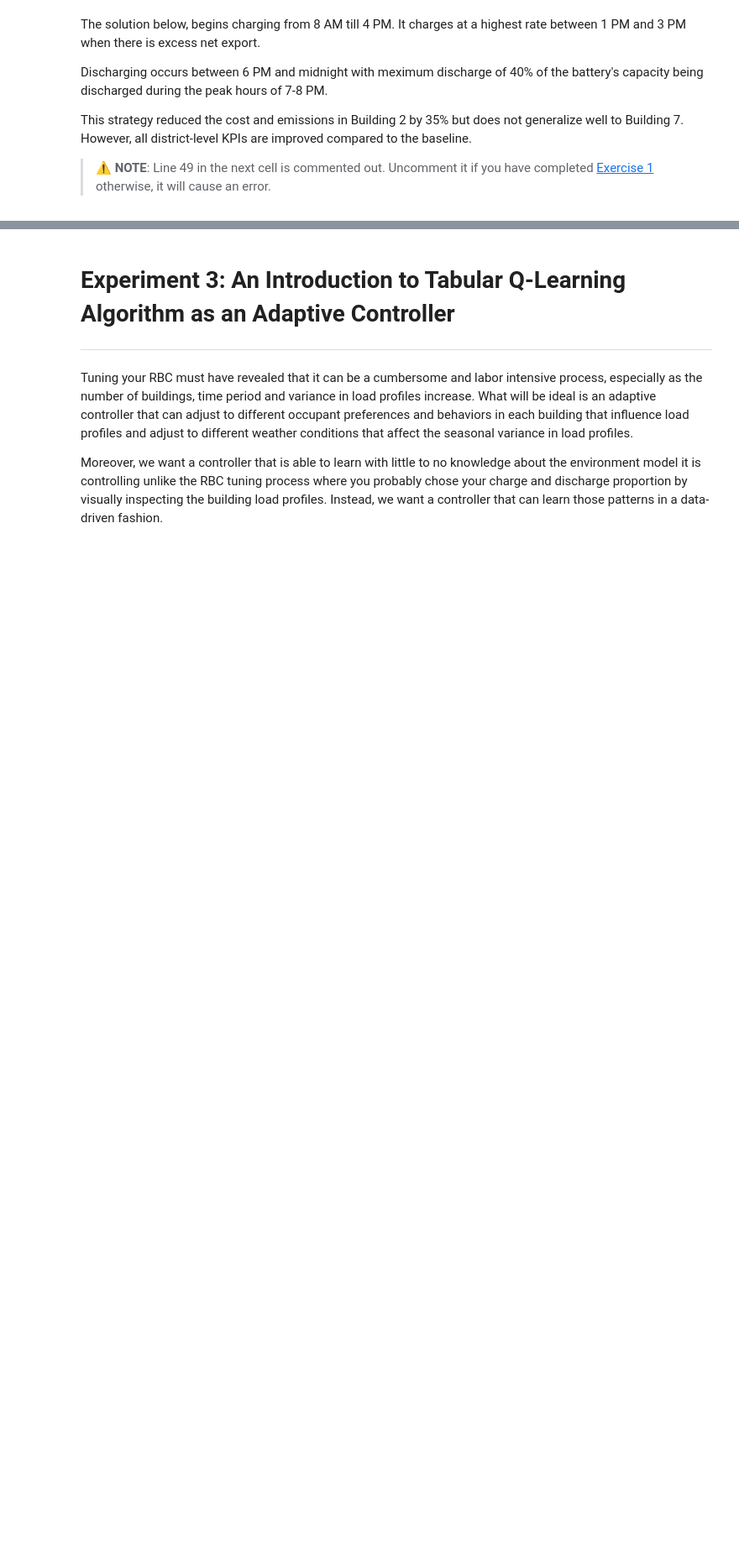
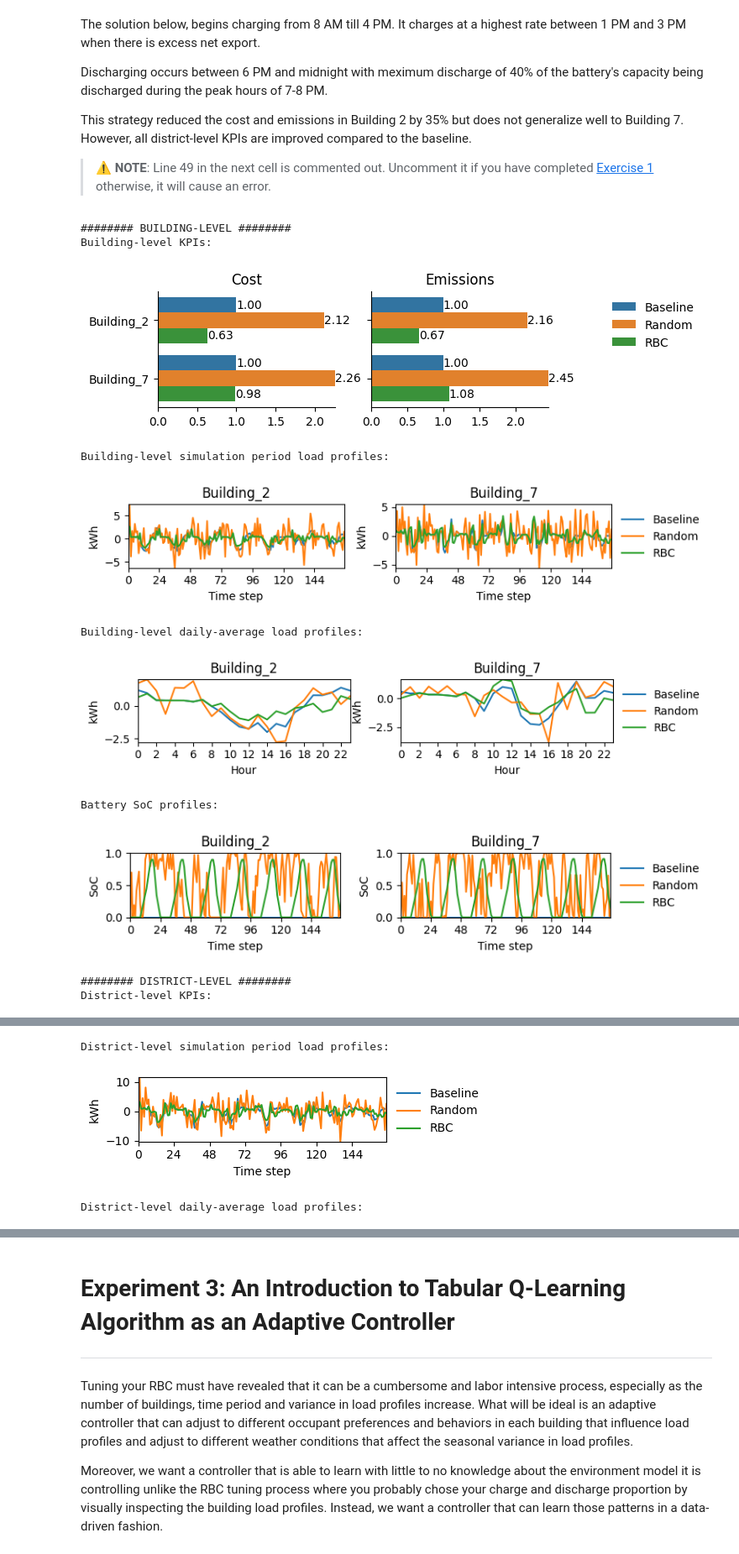
Before and after one commit to istayheart/CityLearn, a Jupyter notebook: citylearn_ccai_tutorial.ipynb, the cells around one changed output, grey strips where cells are left out. Shown at 84% size. Drawn from its saved outputs; the diff is of its cells as text; code cells hidden in the pictures; blank space fills up the shorter version.

```diff
--- a/citylearn_ccai_tutorial.ipynb
+++ b/citylearn_ccai_tutorial.ipynb
@@ -1576,31 +1652,43 @@ action_map = {
     19: -0.20,
     20: -0.20,
     21: -0.10,
     22: -0.10,
     23: -0.10,
     24: -0.10,
 }
 
 # run inference
 rbc_env = CityLearnEnv(
     DATASET_NAME,
     central_agent=CENTRAL_AGENT,
     buildings=BUILDINGS,
     active_observations=ACTIVE_OBSERVATIONS,
     simulation_start_time_step=SIMULATION_START_TIME_STEP,
     simulation_end_time_step=SIMULATION_END_TIME_STEP,
 )
 rbc_model = HourRBC(rbc_env, action_map=action_map)
 observations, _ = rbc_env.reset()
 
 while not rbc_env.terminated:
     actions = rbc_model.predict(observations)
     observations, _, _, _, _ = rbc_env.step(actions)
 
 # display simulation summary
 plot_simulation_summary({
     'Baseline': baseline_env,
     # Uncomment line below if you have completed Exercise 1
-    # 'Random': random_env,
+    'Random': random_env,
     'RBC': rbc_env,
 })
+# %% [output]
+######## BUILDING-LEVEL ########
+Building-level KPIs:
+[figure, added]
+Building-level simulation period load profiles:
+[figure, added]
+Building-level daily-average load profiles:
+[figure, added]
+Battery SoC profiles:
+[figure, added]
+######## DISTRICT-LEVEL ########
+District-level KPIs:
@@ -1606,0 +1696,3 @@ plot_simulation_summary({
+District-level simulation period load profiles:
+[figure, added]
+District-level daily-average load profiles:
```
Also changed, not shown: parts of 18 cells of this notebook.
